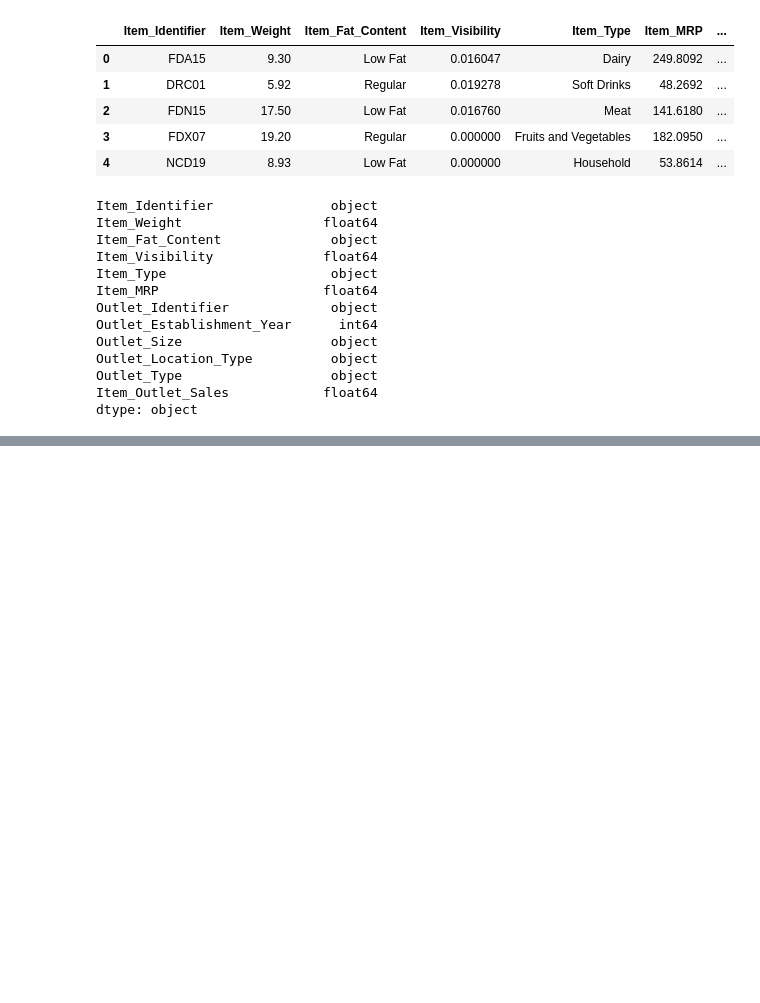
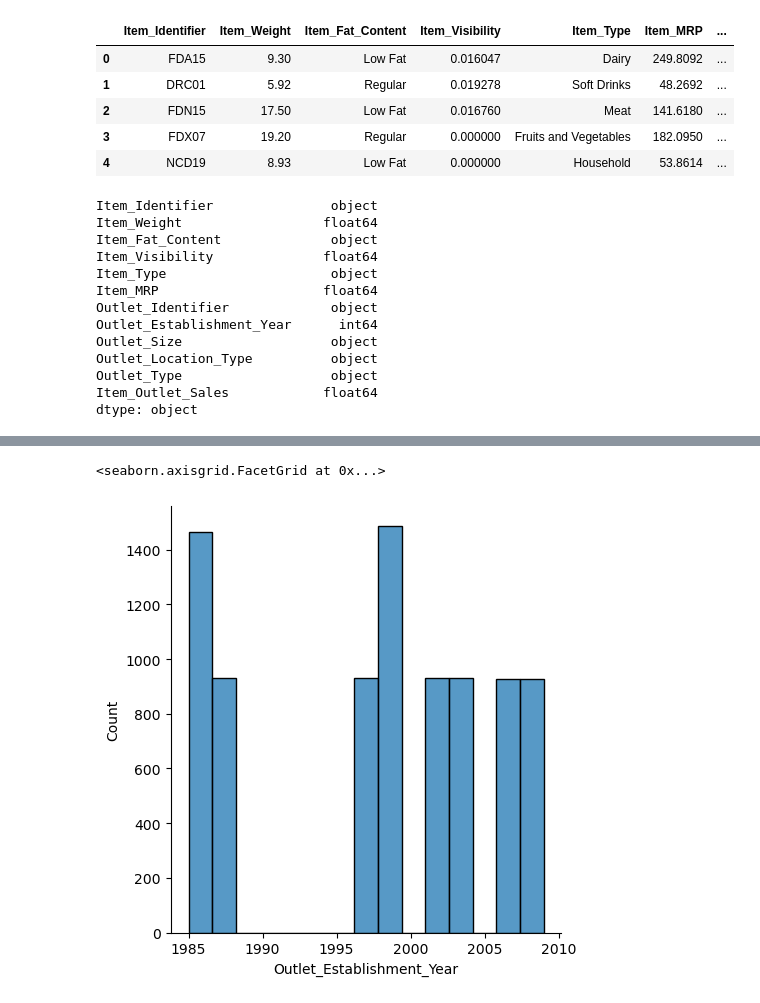
Before and after one commit to Harsithreddymajjigapu/22PROJECTS, a Jupyter notebook: projec.ipynb, the cells around one changed output, grey strips where cells are left out. Drawn from its saved outputs; the diff is of its cells as text; code cells hidden in the pictures; blank space fills up the shorter version.

```diff
--- a/projec.ipynb
+++ b/projec.ipynb
@@ -27,0 +119,5 @@ dtype: object
+# %%
+sns.displot(df['Outlet_Establishment_Year'])
+# %% [output]
+<seaborn.axisgrid.FacetGrid at 0x...>
+[figure, added]
```
Also changed, not shown: parts of 17 cells of this notebook.
